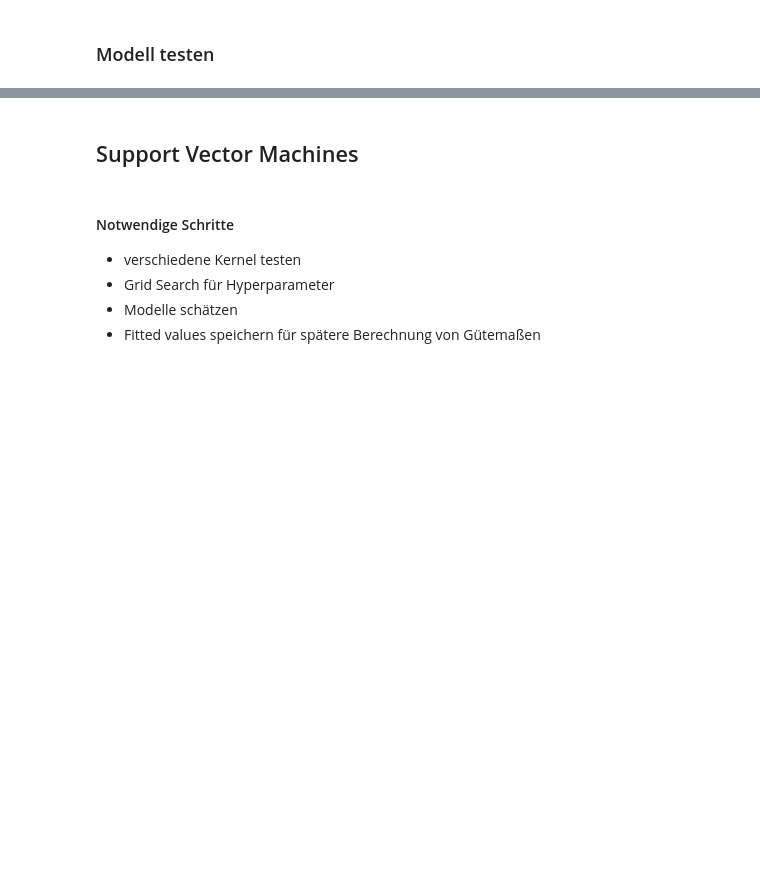
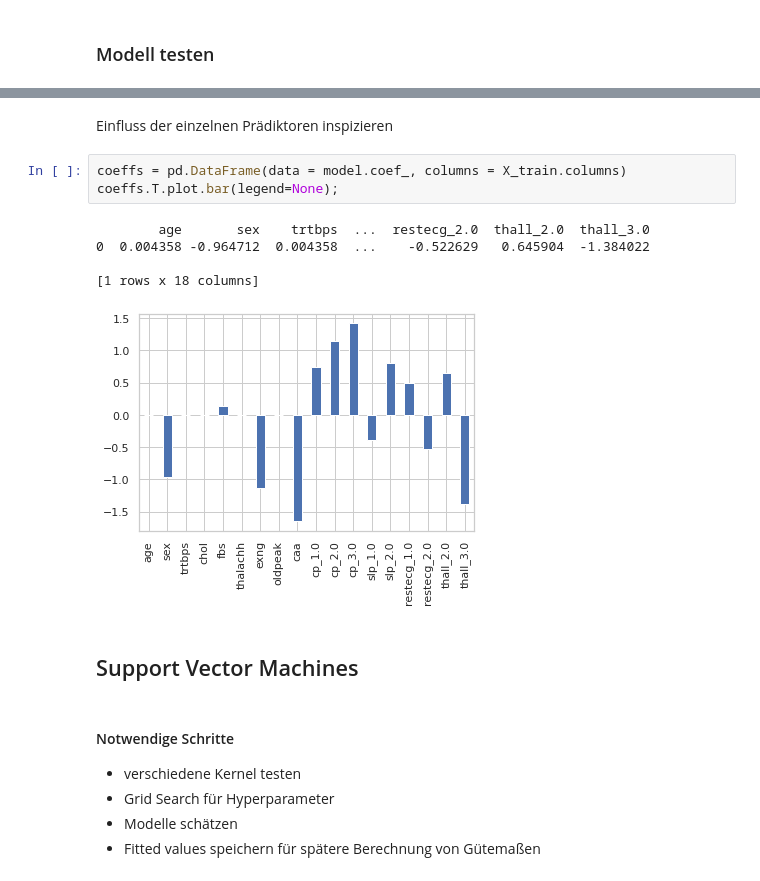
Before and after one commit to DeamonAmelie/heart, a Jupyter notebook: playwithdata.ipynb, the cells around one changed output, grey strips where cells are left out. Saved outputs shown, nothing was run; the diff lists cells and outputs as text; blank space fills up the shorter version.

```diff
--- a/playwithdata.ipynb
+++ b/playwithdata.ipynb
@@ -424,3 +442,14 @@ y_fit_lr = model.predict(X_test)
+# %% [markdown]
+Einfluss der einzelnen Prädiktoren inspizieren
+# %%
+coeffs = pd.DataFrame(data = model.coef_, columns = X_train.columns)
+coeffs.T.plot.bar(legend=None);
+# %% [output]
+        age       sex    trtbps  ...  restecg_2.0  thall_2.0  thall_3.0
+0  0.004358 -0.964712  0.004358  ...    -0.522629   0.645904  -1.384022
+
+[1 rows x 18 columns]
+[figure, added]
 # %% [markdown]
 ## Support Vector Machines<a class="anchor" id="Kap3"></a>
 # %% [markdown]
```
Also changed, not shown: parts of 35 cells of this notebook.
